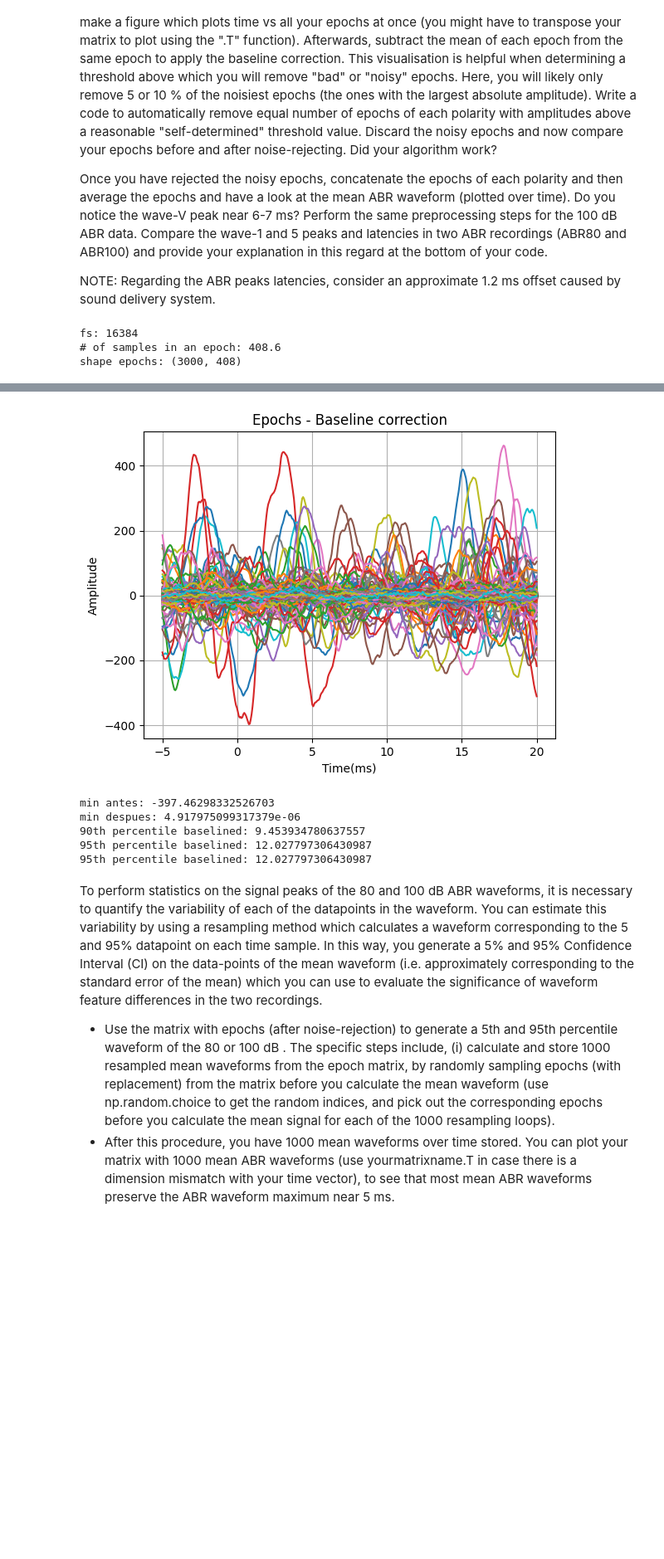
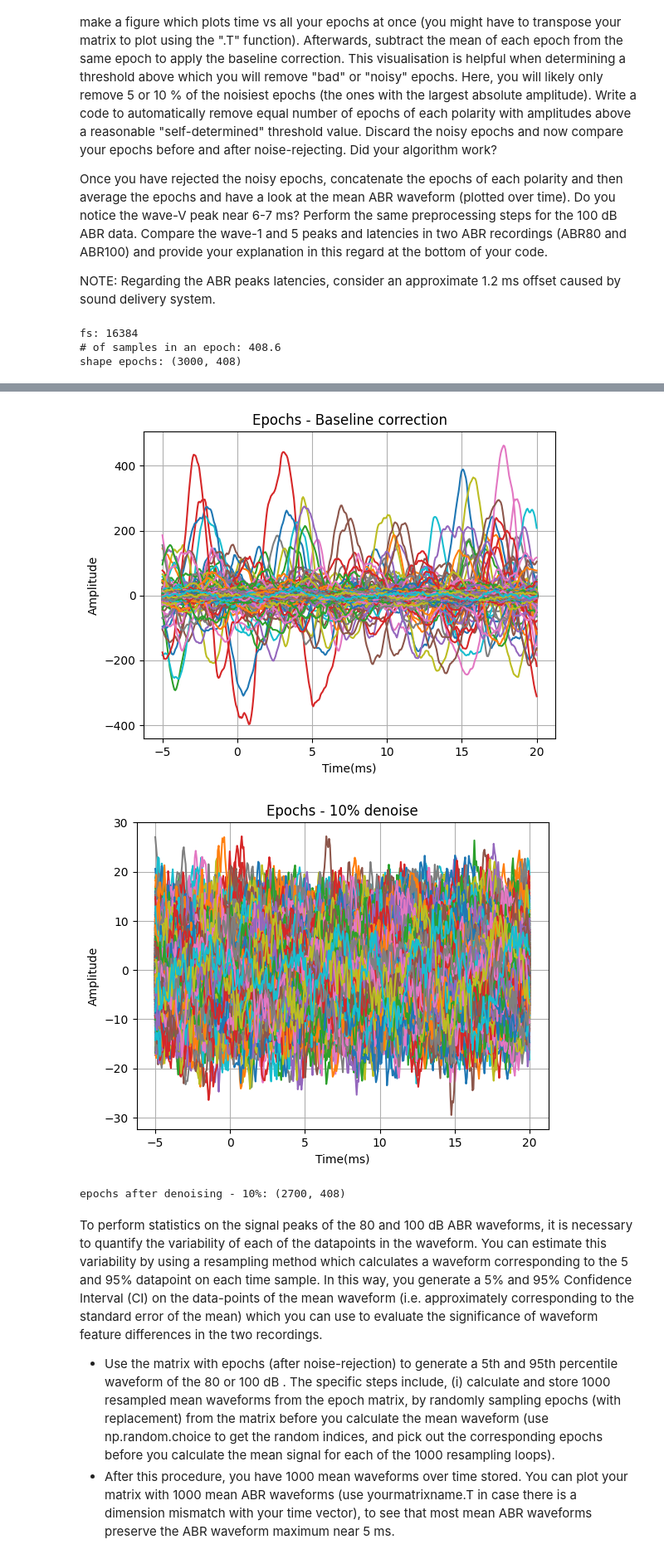
Before and after one commit to cesarz10/Auditory-computation, a Jupyter notebook: AudCompLab2_2022/Exercise_2022.ipynb, the cells around one changed output, grey strips where cells are left out. Shown at 83% size. Saved outputs shown, nothing was run; the diff lists cells and outputs as text; code cells hidden in the pictures; blank space fills up the shorter version.

Commit message:
denoising algorithm works!

```diff
--- a/AudCompLab2_2022/Exercise_2022.ipynb
+++ b/AudCompLab2_2022/Exercise_2022.ipynb
@@ -199,8 +199,8 @@ NOTE: Regarding the ABR peaks latencies, consider an approximate 1.2 ms offset c
 - When epochs are done, plot time vs all the epochs at once (may have to transpose matrix with .T function) DONE
 - Subtract the mean of each epoch from the same epoch to apply baseline correction. DONE
 - Write a code to automatically remove equal number of epochs of each polarity with amplitudes above a reasonable "self determined"
-  threshold value (?) -> of each polarity?
-- discard the noisy epochs and compare your epochs before and after noise-rejecting. did it work?
+  threshold value (?) -> of each polarity? DONE (?)
+- discard the noisy epochs and compare your epochs before and after noise-rejecting. did it work? - maybe to much
 
 - After rejecting noisy epochs, concatenate the epochs of each polarity and then average the epochs and look at the mean ABR waveform (over time)
 - Do you notice the wave-V peak near 6-7ms?, provide your explanation in this regard at the bottom of your code
@@ -226,47 +226,68 @@ for i in range(len(indx_80)):
     epochs[i] = Filtered_sig[click - int(5*FSm): click + int(20*FSm)] # from (click - 5ms) to (click + 20ms)
     plt.plot(time_epoch, epochs[i])
 plt.xlabel("Time(ms)")
 plt.ylabel("Amplitude")
 plt.title("Epochs for the filtered signal")
 plt.grid()
 plt.show()
 
 
 # baseline correction for each epoch
 epochs_baseline = [(epoch - np.mean(epoch)) for epoch in epochs]
 
 # plotting every epoch (baseline)
 for i in range(len(epochs)):
     plt.plot(time_epoch, epochs_baseline[i])
 
 plt.title("Epochs - Baseline correction")
 plt.xlabel("Time(ms)")
 plt.ylabel("Amplitude")
 plt.grid()
 plt.show()
 
 
-# removing with 10% -> 90th percentile
-print(f"min antes: {np.min(epochs_baseline)}")
-flat_epochs = np.ndarray.flatten(np.array(np.abs(epochs_baseline)))
-print(f"min despues: {np.min(np.abs(epochs_baseline))}")
-percentile_90 = np.percentile(np.abs(epochs_baseline), 90)
-percentile_95 = np.percentile(np.abs(epochs_baseline), 95)
-percentile_95_flat = np.percentile(flat_epochs, 95)
-print(f"90th percentile baselined: {percentile_90}\n95th percentile baselined: {percentile_95}\n95th percentile baselined: {percentile_95_flat}")
+# Denoising algorithm
+n_epochs = np.array(epochs_baseline).shape[0] # 3000 epochs
+sum_epochs = np.zeros(n_epochs)
 
-# remove the epoch if its max value is above the selected percentile
+# summation of every epoch to categorize into the 10% epochs with highest abs amplitudes
+for i in range(n_epochs):
+    sum_epochs[i] = np.sum(np.abs(epochs_baseline[i][:]))
+
+sorted_sum_epochs = np.array(np.argsort(sum_epochs))[::-1] # sort in descending order -> want to see indices for the noisiest epochs
+
+percent_to_drop = 0.1 # 10 percent of 3000 -> 300
+to_delete = sorted_sum_epochs[ : int(n_epochs * percent_to_drop)] # indices of 10% noisiest epochs
+
+
+# removing noisy epochs
+denoised_epochs = []
+
+for i in range(n_epochs):
+    if i in to_delete: # if the index is in the list of indices to delete, just go to the next epoch
+        continue
+    denoised_epochs.append(epochs_baseline[i]) # if the epoch is not on the list "to delete" then it's a good value, append it
+
+
+# plotting every epoch (baseline)
+for i in range(len(denoised_epochs)):
+    plt.plot(time_epoch, denoised_epochs[i])
+
+plt.title("Epochs - 10% denoise")
+plt.xlabel("Time(ms)")
+plt.ylabel("Amplitude")
+plt.grid()
+plt.show()
+
+print(f"epochs after denoising - 10%: {np.array(denoised_epochs).shape}") # 2700 remaining epochs
 # %% [output]
 fs: 16384
 # of samples in an epoch: 408.6
 shape epochs: (3000, 408)
 [figure]
 [figure]
+[figure, added]
-min antes: -397.46298332526703
-min despues: 4.917975099317379e-06
-90th percentile baselined: 9.453934780637557
-95th percentile baselined: 12.027797306430987
-95th percentile baselined: 12.027797306430987
+epochs after denoising - 10%: (2700, 408)
 # %%
 #your code goes here (ABR_100 analysis)
 # %% [markdown]
```
